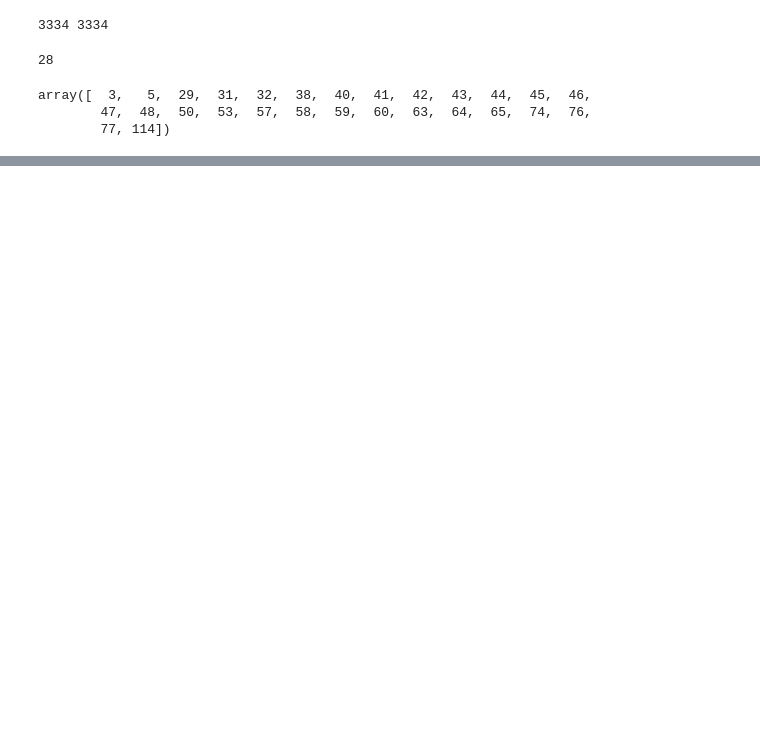
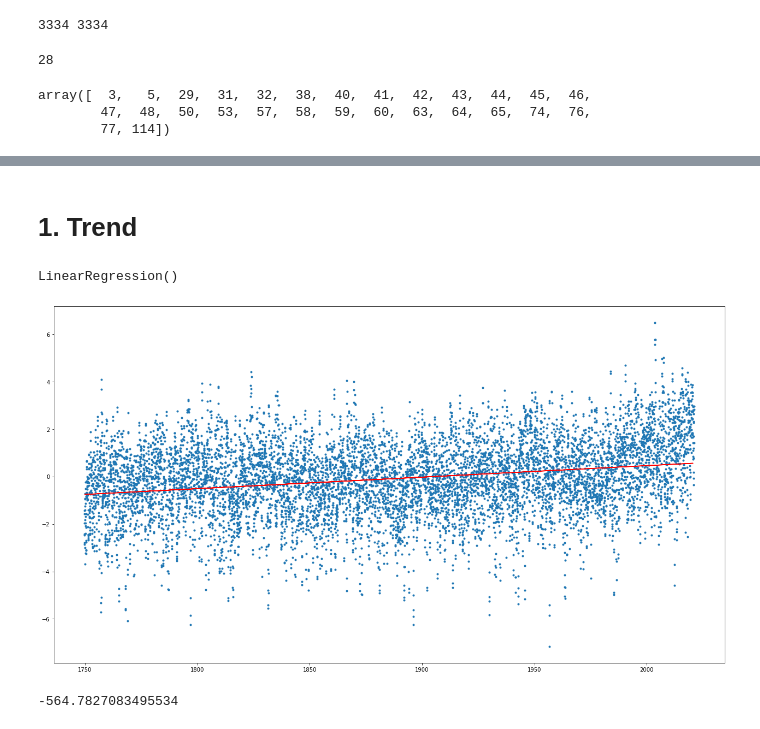
Before and after one commit to nmendiboure/Stochastic_calculus_Project, a Jupyter notebook: Calcul_stochastique_livrable.ipynb, the cells around one changed output, grey strips where cells are left out. Cells and saved outputs as stored; diff of their text form; code cells hidden in the pictures; blank space fills up the shorter version.

Commit message:
Début partie 1 : regression linéaire

```diff
--- a/Calcul_stochastique_livrable.ipynb
+++ b/Calcul_stochastique_livrable.ipynb
@@ -91,0 +100,2 @@ plt.show()
+# %% [markdown]
+# 1. Trend
@@ -91,0 +106,21 @@ plt.show()
+# %%
+X = xnew.reshape(len(xnew), 1)
+Y = ynew.reshape(len(ynew), 1)
+# %%
+X_train, X_test, Y_train, Y_test = train_test_split(X, Y, train_size=0.90, test_size=0.1, random_state=10)
+# %%
+regr1 = LinearRegression()
+regr1.fit(X_train, Y_train)
+# %% [output]
+LinearRegression()
+# %%
+plt.figure(figsize=(22, 12))
+plt.scatter(X_train, Y_train, marker='.')
+plt.plot(X_test, regr1.predict(X_test), color = 'red')
+plt.show()
+# %% [output]
+[figure, added]
+# %%
+r2_score(X_test, regr1.predict(X_test))
+# %% [output]
+-564.7827083495534
```
Also changed, not shown: parts of 13 cells of this notebook.
